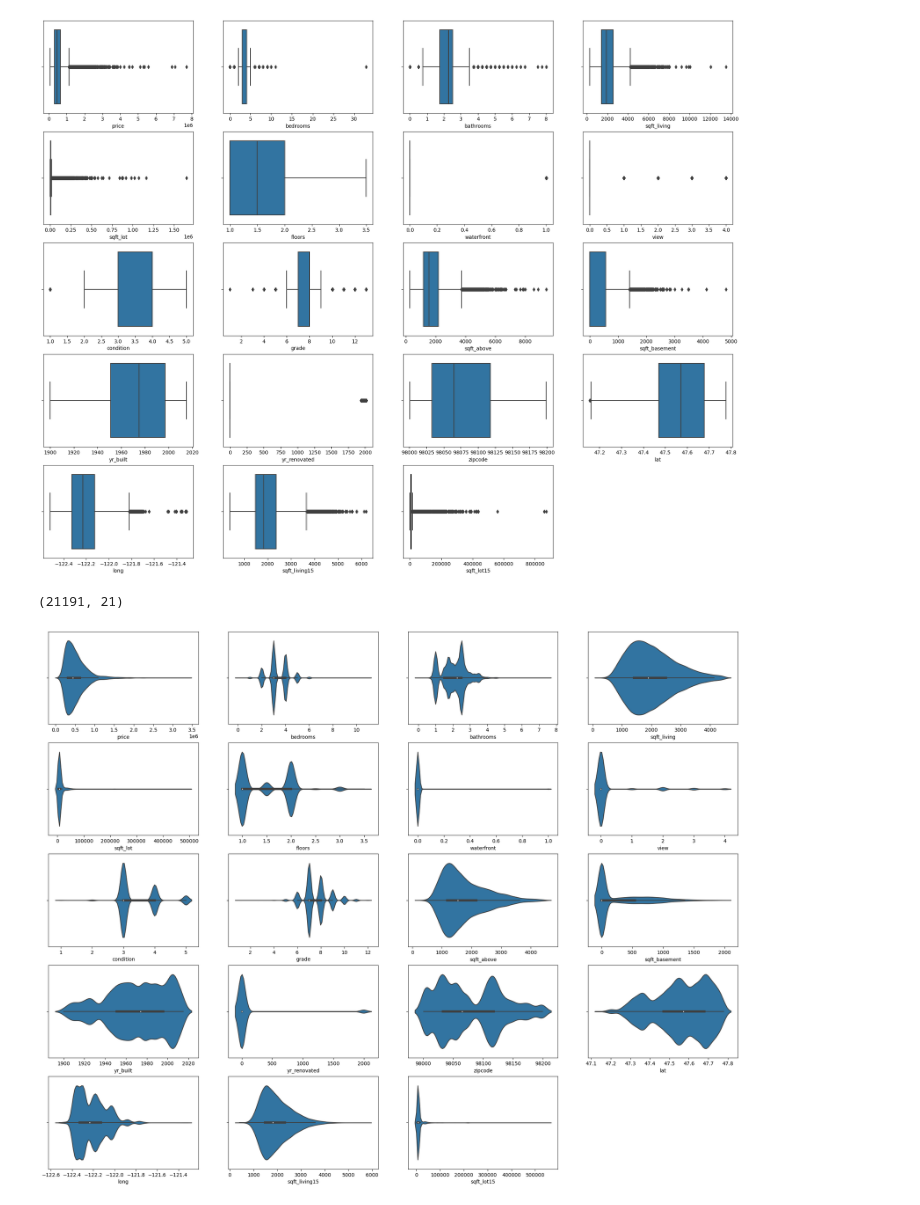
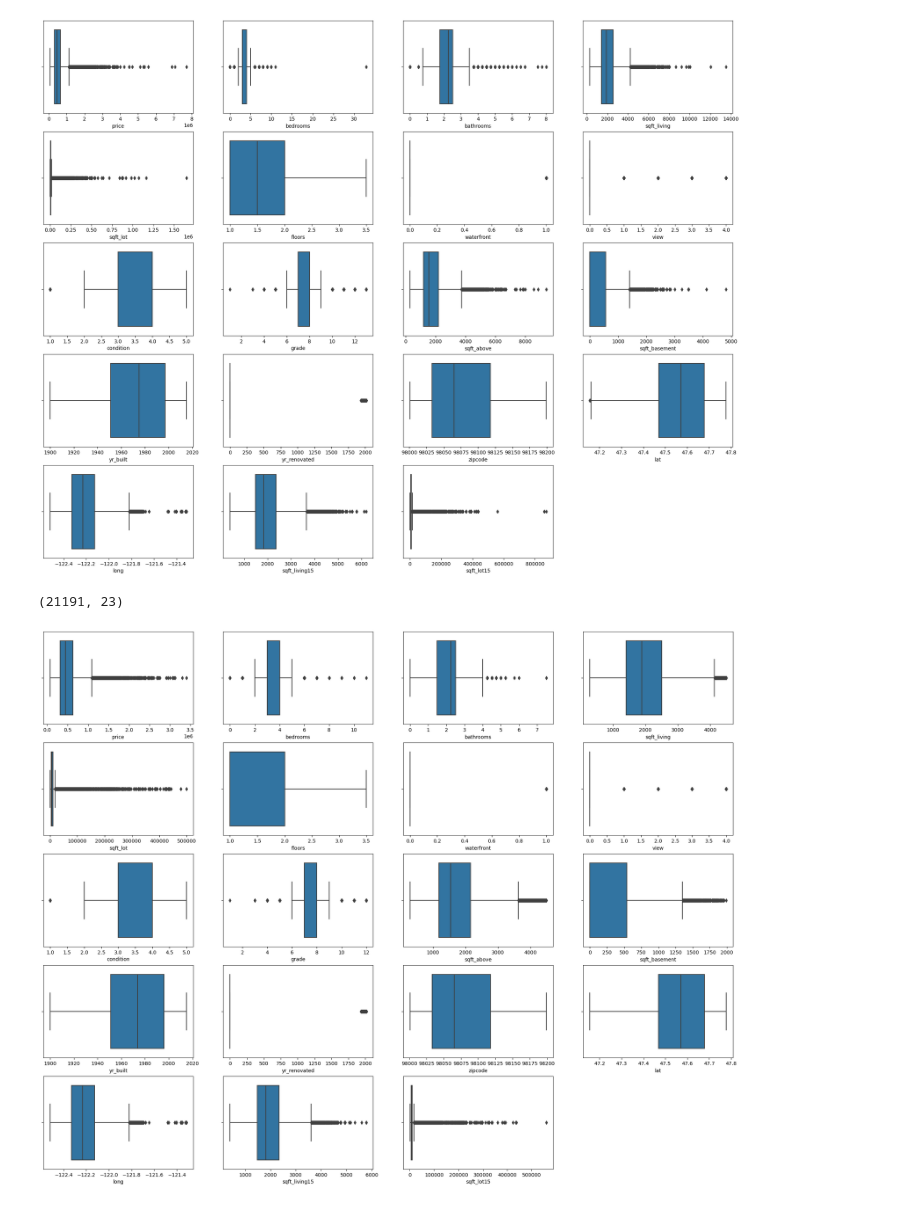
Before and after one commit to isoori/House-Sales-in-King-County-USA, a Jupyter notebook: Untitled.ipynb, the cells around one changed output. Saved outputs shown, nothing was run; the diff lists cells and outputs as text; code cells hidden in the pictures.

```diff
--- a/Untitled.ipynb
+++ b/Untitled.ipynb
@@ -59,6 +60,8 @@ df.describe()
 | max | 9.900000e+09 | 7.700000e+06 | 33.000000 | 8.000000 | 13540.000000 | 1.651359e+06 | 3.500000 | 1.000000 | 4.000000 | 5.000000 | ... |
 # %%
 df['date'] = pd.to_datetime(df['date'])
+df['year'] = df['date'].dt.year
+df['month'] = df['date'].dt.month
 df.head()
 # %% [output]
 |  | id | date | price | bedrooms | bathrooms | sqft_living | sqft_lot | floors | waterfront | view | ... |
@@ -83,14 +86,14 @@ dff = dff[(dff['price']<3500000) & (dff['bedrooms']<15) & (dff['sqft_living']<45
          (dff['sqft_above']<5000) & (dff['sqft_basement']< 2000) & (dff['sqft_living15']<400000)]
 dff.shape
 # %% [output]
-(21191, 21)
+(21191, 23)
 # %%
 plt.figure(figsize=(25,20),dpi=100)
 index=1
 for i in dff.columns[2:]:
     plt.subplot(5,4,index)
-    sns.violinplot(data=dff,x=i);
+    sns.boxplot(data=dff,x=i);
     index+=1
 plt.show()
 # %% [output]
-[figure, old version]
+[figure, new version]
```
Also changed, not shown: parts of 15 cells of this notebook.
